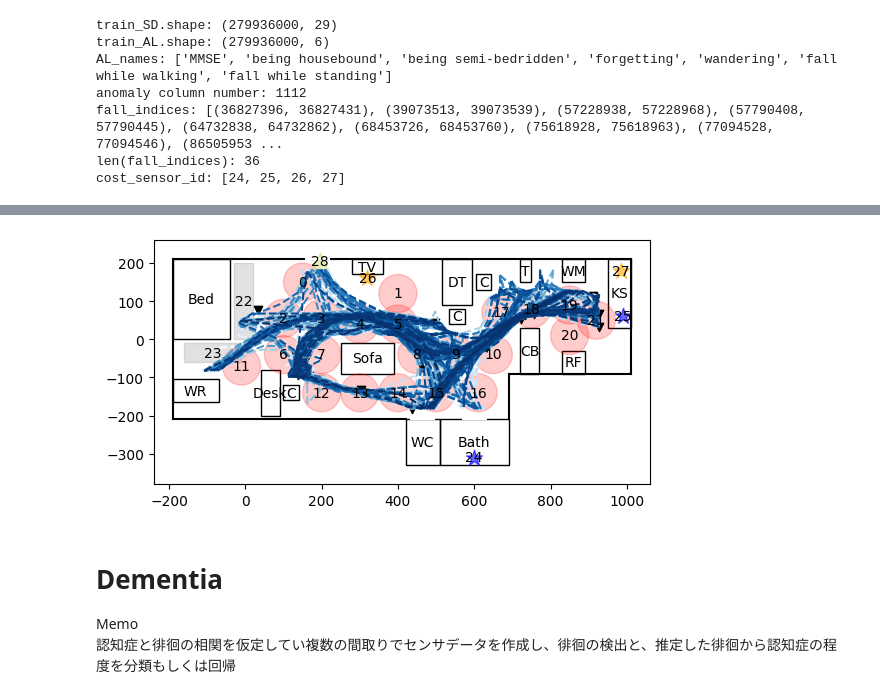
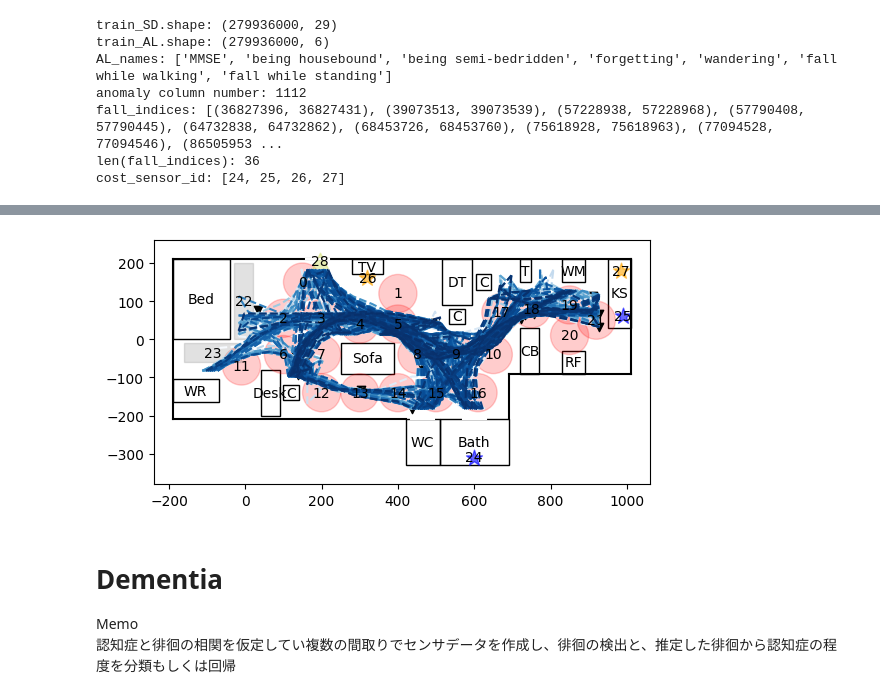
Before and after one commit to tanakai0/SensorDataSimulator, a Jupyter notebook: under_development.ipynb, the cells around one changed output, grey strips where cells are left out. Cells and saved outputs as stored; diff of their text form; code cells hidden in the pictures.

```diff
--- a/under_development.ipynb
+++ b/under_development.ipynb
@@ -2002,13 +2065,13 @@ for i, _id in enumerate(valid_sensor_ids):
 # %%
 # WT = utils.pickle_load(path, "WT")
 # fall_points = []
 # for i, wt in enumerate(WT):
 #     if wt.fall_w:
 #         fall_points.append(wt.centers[wt.fall_w_index])
-utils.save_layout(path, layout_data_path / "test_layout", sensors=sensor_model.test_sensors,WT=WT[:500],
+utils.save_layout(path, layout_data_path / "test_layout", sensors=sensor_model.test_sensors,WT=WT[:1000],
     show=True, color_map_name="Blues", filename="fall_points",dpi=400,mark_point=fall_points)
 # %% [output]
-[figure, old version]
+[figure, new version]
 # %% [markdown]
 # Dementia
 
```
Also changed, not shown: parts of 3 cells of this notebook, 1 other file.
